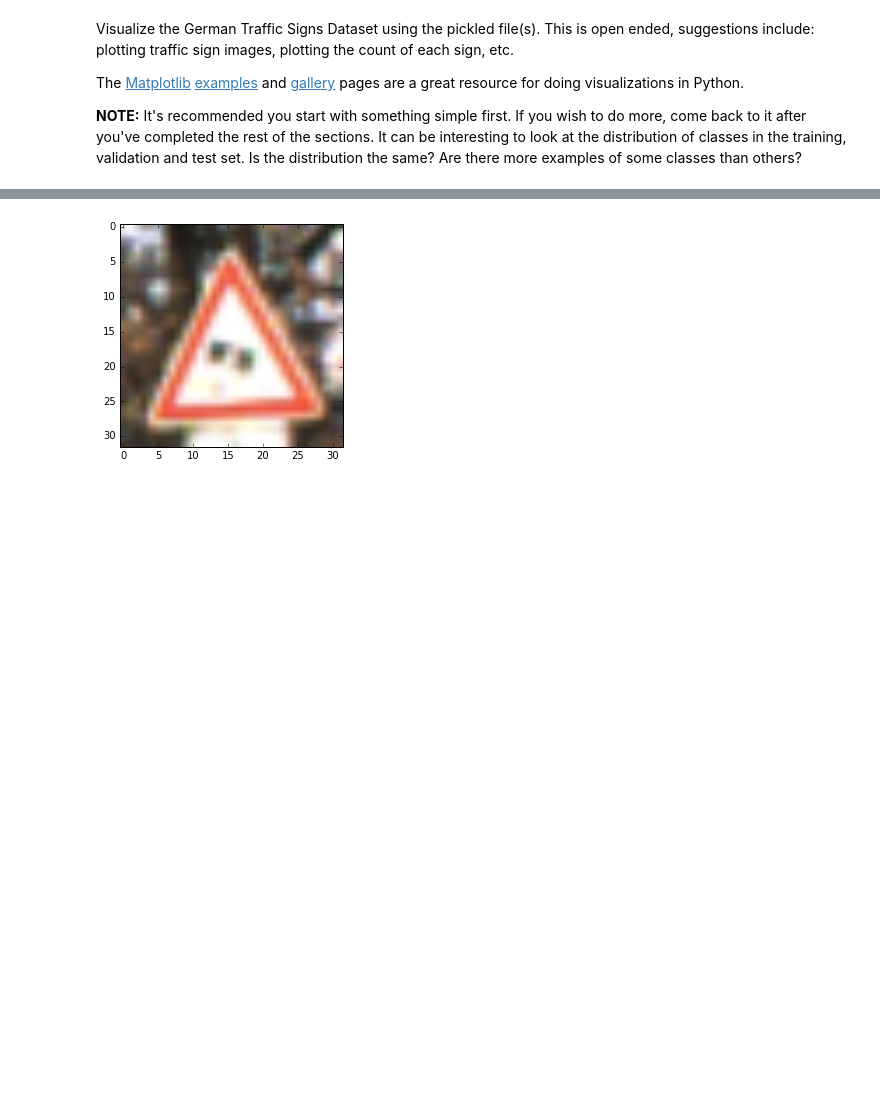
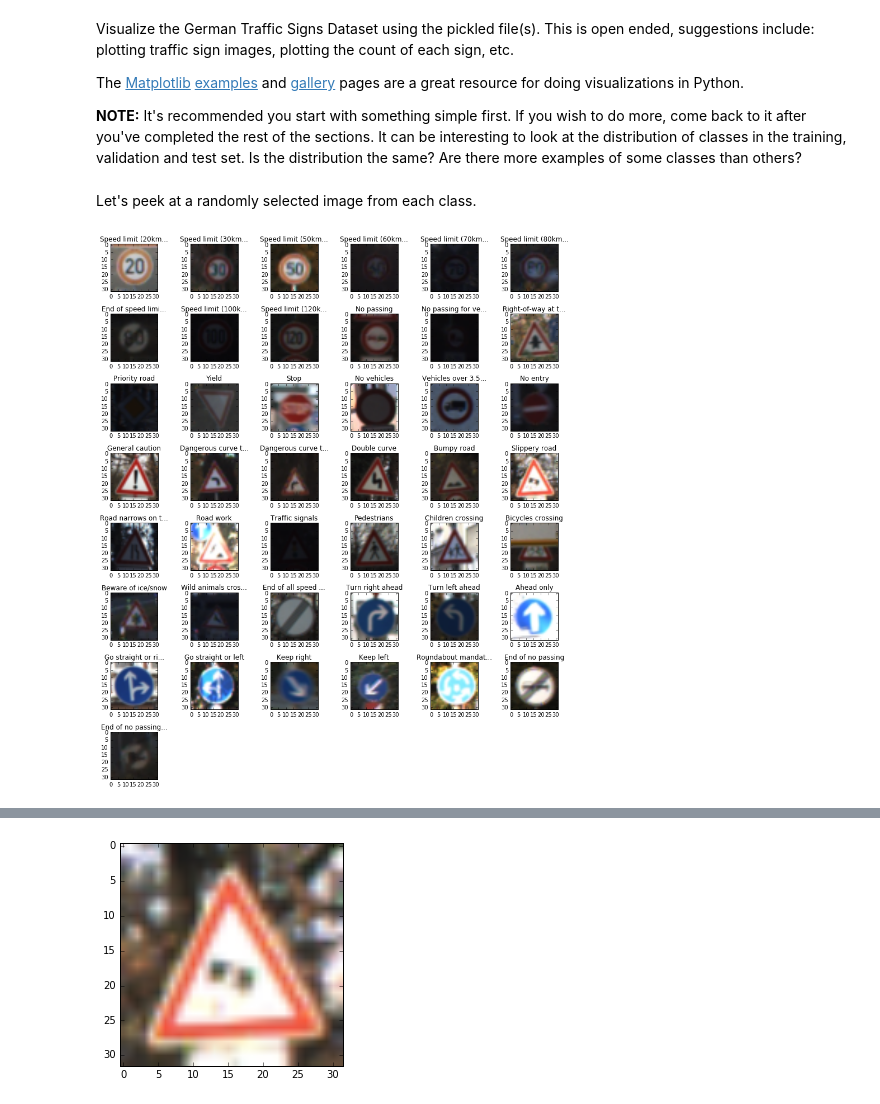
Before and after one commit to sunsided/CarND-Traffic-Sign-Classifier-Project, a Jupyter notebook: Traffic_Sign_Classifier.ipynb, the cells around one changed output, grey strips where cells are left out. Drawn from its saved outputs; the diff is of its cells as text; code cells hidden in the pictures; blank space fills up the shorter version.

Commit message:
Add visualizations of street signs

```diff
--- a/Traffic_Sign_Classifier.ipynb
+++ b/Traffic_Sign_Classifier.ipynb
@@ -190,0 +189,20 @@ import matplotlib.pyplot as plt
+# %% [markdown]
+Let's peek at a randomly selected image from each class.
+# %%
+vis_cols = 6
+vis_rows = int(np.ceil(n_classes / 6))
+f, axs = plt.subplots(nrows=vis_rows, ncols=vis_cols, figsize=(12, 14))
+for i, ax in enumerate(np.array(axs).flatten()):
+    if i >= n_classes:
+        ax.axis('off')
+        continue
+    sample = df_train[df_train['Label'] == i].sample(n=1)
+    title = sample['Label name'].iloc[0]
+    title = title if len(title) < 20 else (title[:17] + '...')
+    img = X_train[sample.index.values[0]]
+    ax.imshow(img)
+    ax.set_title(title)
+    ax.axis('image')
+plt.tight_layout()
+# %% [output]
+[figure, added]
```
Also changed, not shown: parts of 11 cells of this notebook.
